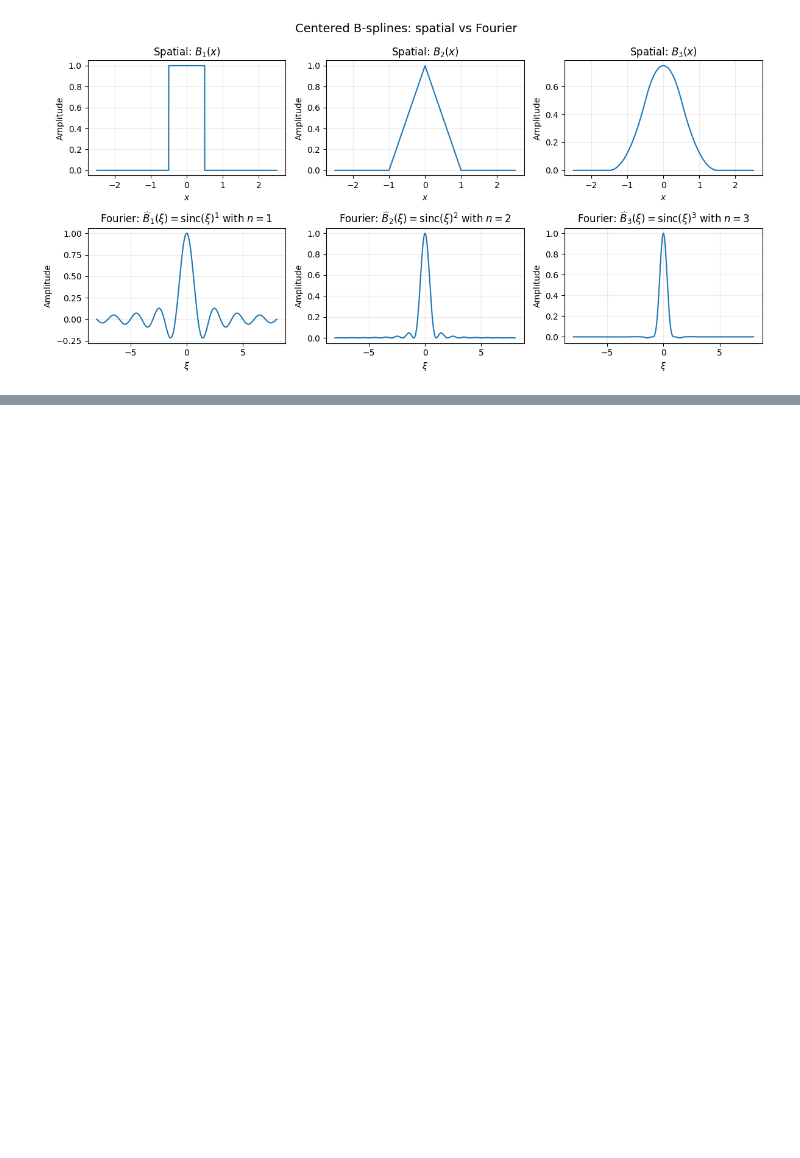
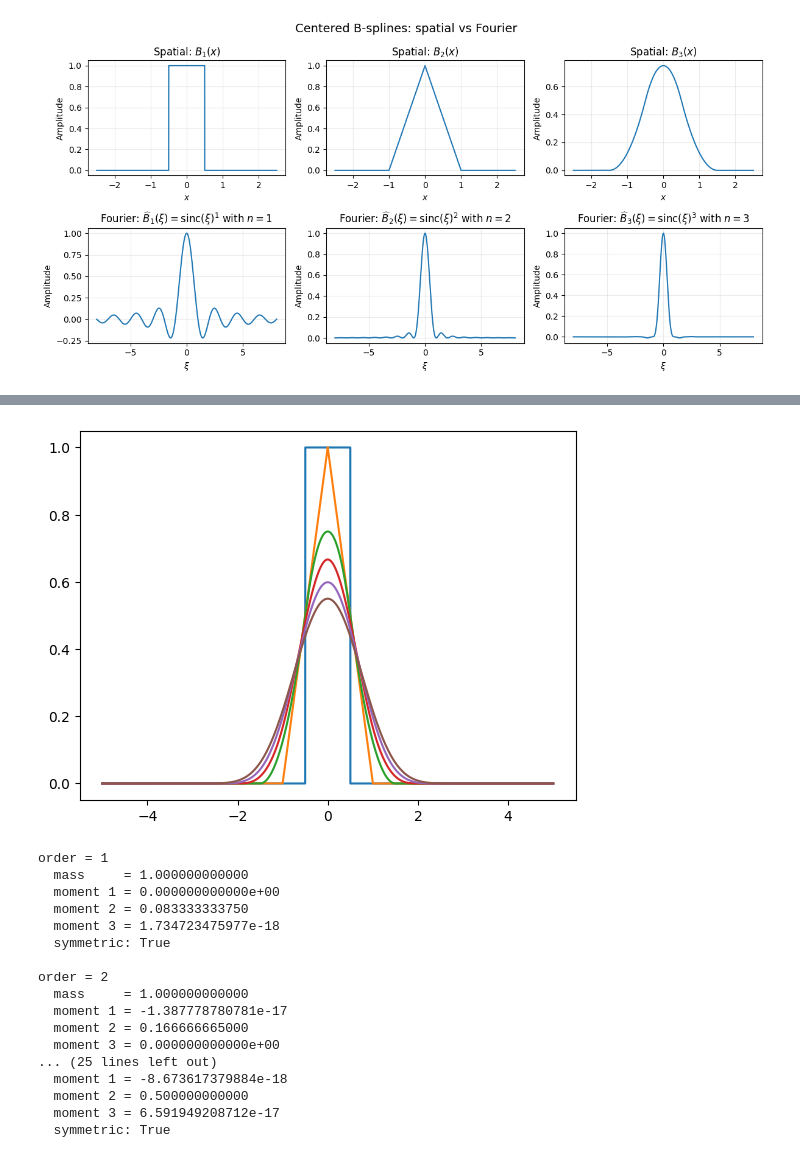
Before and after one commit to AdamHopkinss/SIAC-CT-Reconstruction, a Jupyter notebook: notebooks/SIAC_and_Ramp_filter.ipynb, the cells around one changed output, grey strips where cells are left out. Cells and saved outputs as stored; diff of their text form; code cells hidden in the pictures; blank space fills up the shorter version.

```diff
--- a/notebooks/SIAC_and_Ramp_filter.ipynb
+++ b/notebooks/SIAC_and_Ramp_filter.ipynb
@@ -638,0 +712,80 @@ plt.show()  # to not get duplicated plots for the last one
+# %%
+from scipy.interpolate import BSpline
+def centered_cardinal_bspline(order):
+    """
+    Centered cardinal B-spline of given order.
+    Support: [-order/2, order/2]
+    Integral = 1
+    """
+    degree = order - 1
+    knots = np.arange(order + 1, dtype=float)
+
+    spline = BSpline.basis_element(knots, extrapolate=False)
+    support = (-order / 2, order / 2)
+
+    def B(x):
+        x = np.asarray(x)
+        y = spline(x + order/2)
+        y = np.asarray(y, dtype=float)
+
+        mask = (x < support[0]) | (support[1] < x)
+        if y.ndim == 0:
+            return 0.0 if mask else float(y)
+        y[mask] = 0.0
+        return y
+
+    return B
+
+
+xvec = np.linspace(-5, 5, 100001)
+for order in range(1, 7):
+    B = centered_cardinal_bspline(order)
+    plt.plot(xvec, B(xvec))
+
+plt.show()
+
+
+import numpy as np
+
+def test_centered_bspline(order, N=20001):
+    B = centered_cardinal_bspline(order)
+
+    a, b = -order/2, order/2
+    x = np.linspace(a, b, N)
+    y = B(x)
+
+    mass = np.trapz(y, x)
+    m1 = np.trapz(x * y, x)
+    m2 = np.trapz((x**2) * y, x)
+    m3 = np.trapz((x**3) * y, x)
+
+    symmetric = np.allclose(y, B(-x), atol=1e-10, rtol=1e-10)
+
+    print(f"order = {order}")
+    print(f"  mass     = {mass:.12f}")
+    print(f"  moment 1 = {m1:.12e}")
+    print(f"  moment 2 = {m2:.12f}")
+    print(f"  moment 3 = {m3:.12e}")
+    print(f"  symmetric: {symmetric}")
+    print()
+for order in range(1, 7):
+    test_centered_bspline(order)
+# %% [output]
+[figure, added]
+order = 1
+  mass     = 1.000000000000
+  moment 1 = 0.000000000000e+00
+  moment 2 = 0.083333333750
+  moment 3 = 1.734723475977e-18
+  symmetric: True
+
+order = 2
+  mass     = 1.000000000000
+  moment 1 = -1.387778780781e-17
+  moment 2 = 0.166666665000
+  moment 3 = 0.000000000000e+00
+... (25 lines left out)
+  moment 1 = -8.673617379884e-18
+  moment 2 = 0.500000000000
+  moment 3 = 6.591949208712e-17
+  symmetric: True
```
Also changed, not shown: parts of 5 cells of this notebook, 5 other files.
